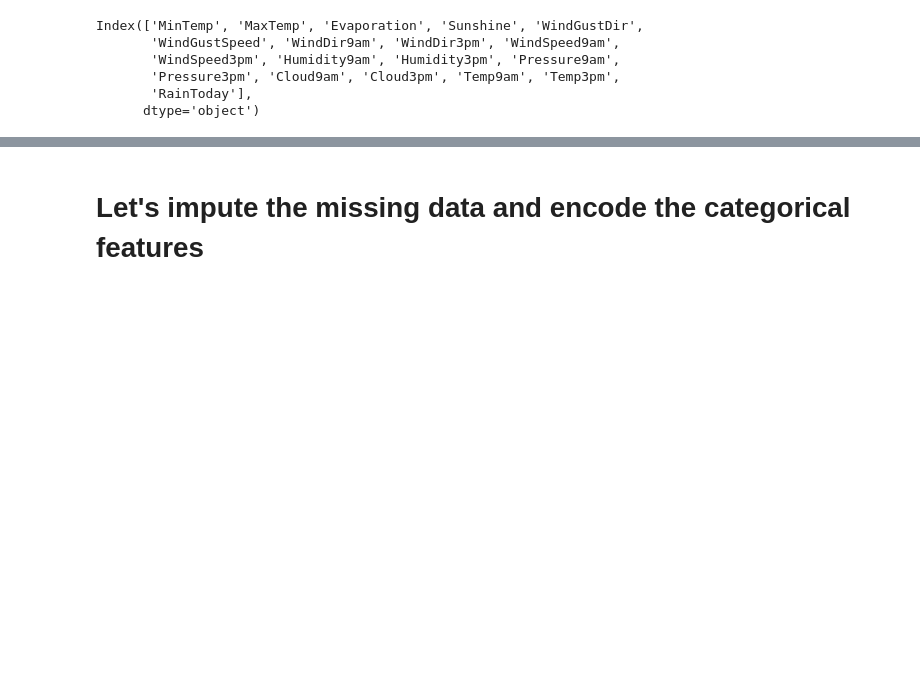
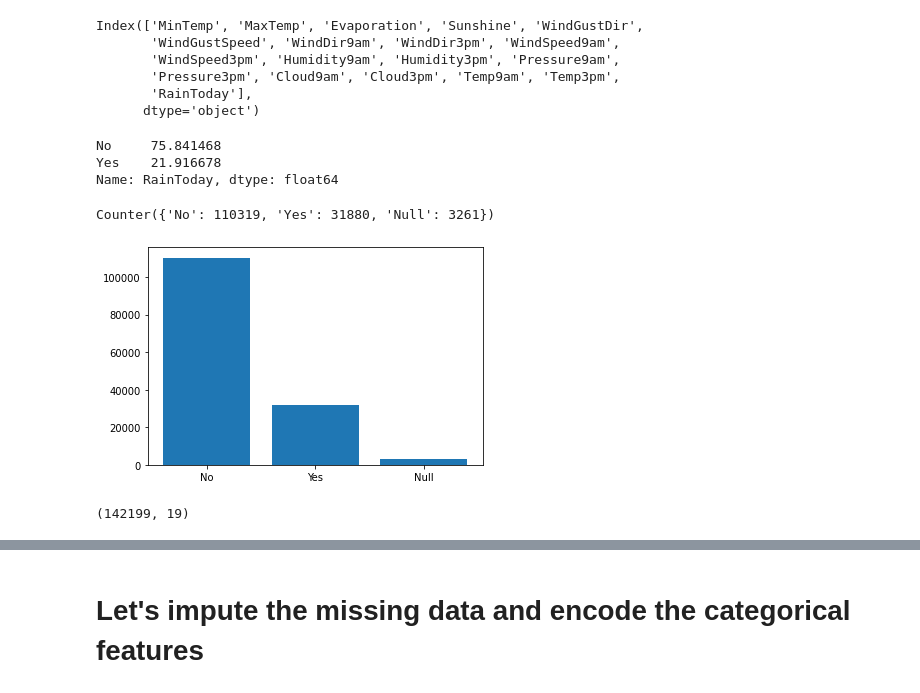
Before and after one commit to divyanshu-raj6379/xgboost, a Jupyter notebook: XGBoost.ipynb, the cells around one changed output, grey strips where cells are left out. Saved outputs shown, nothing was run; the diff lists cells and outputs as text; code cells hidden in the pictures; blank space fills up the shorter version.

```diff
--- a/XGBoost.ipynb
+++ b/XGBoost.ipynb
@@ -125,3 +125,9 @@ Index(['MinTemp', 'MaxTemp', 'Evaporation', 'Sunshine', 'WindGustDir',
        'Pressure3pm', 'Cloud9am', 'Cloud3pm', 'Temp9am', 'Temp3pm',
        'RainToday'],
       dtype='object')
+# %%
+df.RainToday.value_counts()*100.0/len(df.RainToday)
+# %% [output]
+No     75.841468
+Yes    21.916678
+Name: RainToday, dtype: float64
@@ -127,0 +138,18 @@ Index(['MinTemp', 'MaxTemp', 'Evaporation', 'Sunshine', 'WindGustDir',
+# %%
+y = df.RainToday
+# summarize class distribution
+counter = Counter(y)
+counter['Null'] = counter.pop(np.nan)
+print(counter)
+# bar plot of examples by class label
+pyplot.bar(counter.keys(), counter.values())
+pyplot.show()
+# %% [output]
+Counter({'No': 110319, 'Yes': 31880, 'Null': 3261})
+[figure, added]
+# %%
+# Drop the rows with NULL predictor
+df.drop(df[df.RainToday.isnull()].RainToday.index, axis=0, inplace=True)
+df.shape
+# %% [output]
+(142199, 19)
```
Also changed, not shown: parts of 24 cells of this notebook.
